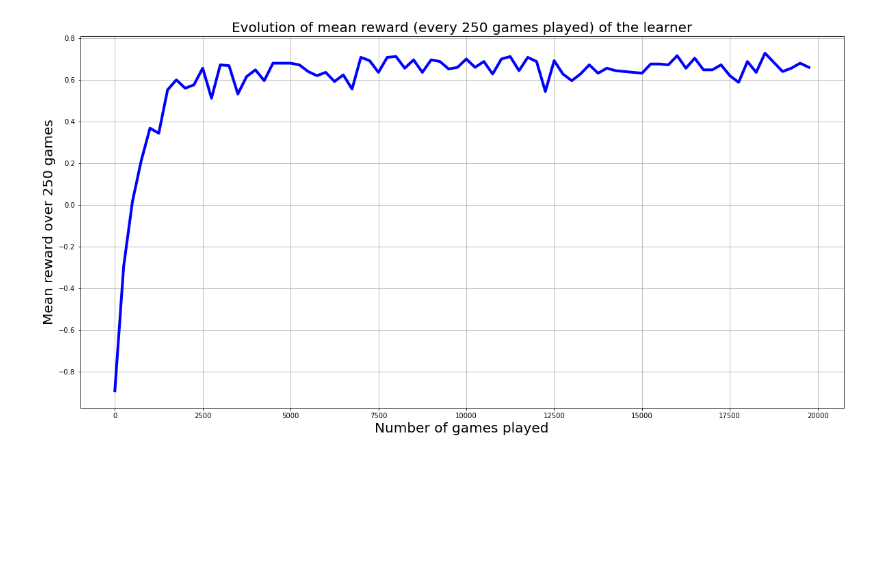
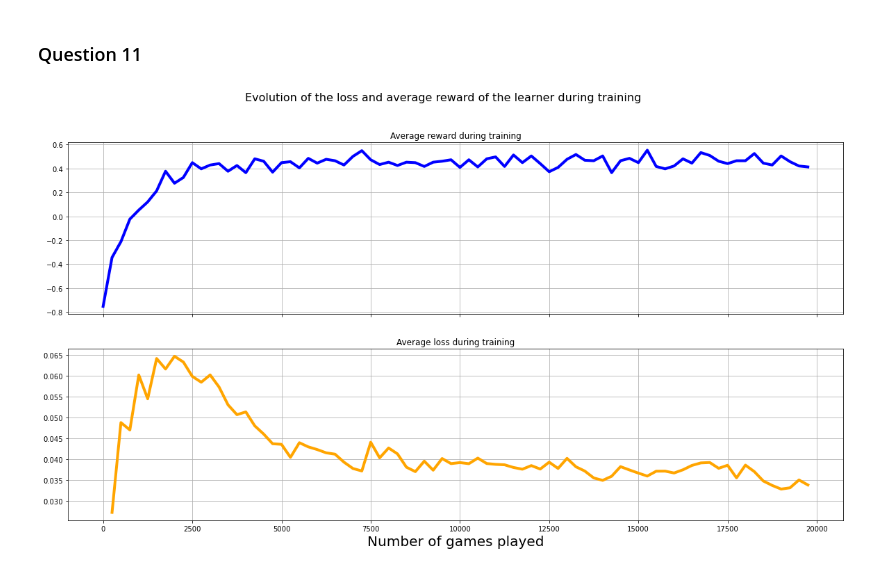
Before and after one commit to Ingloryon/ANN2022_TicTacToe, a Jupyter notebook: DeepQLearning.ipynb, the cells around one changed output. Cells and saved outputs as stored; diff of their text form; code cells hidden in the pictures; blank space fills up the shorter version.

```diff
--- a/DeepQLearning.ipynb
+++ b/DeepQLearning.ipynb
@@ -438,10 +9,12 @@ class DeepQTraining():
+# %% [markdown]
+### Question 11
 # %%
 trainer = DeepQTraining()
-trainer.train(lambda e: 0.1, 1.0, self_training=False)
+trainer.train(lambda e: 0.1, 0.5, self_training=False)
 # %%
-trainer.plot_mean_reward_during_training()
+trainer.plot_avg_reward_loss_during_training()
 # %% [output]
-[figure, old version]
+[figure, new version]
 # %%
 trainer.plot_mopt_mrng_during_training()
 # %% [output]
```
Also changed, not shown: parts of 32 cells of this notebook, 3 other files.
